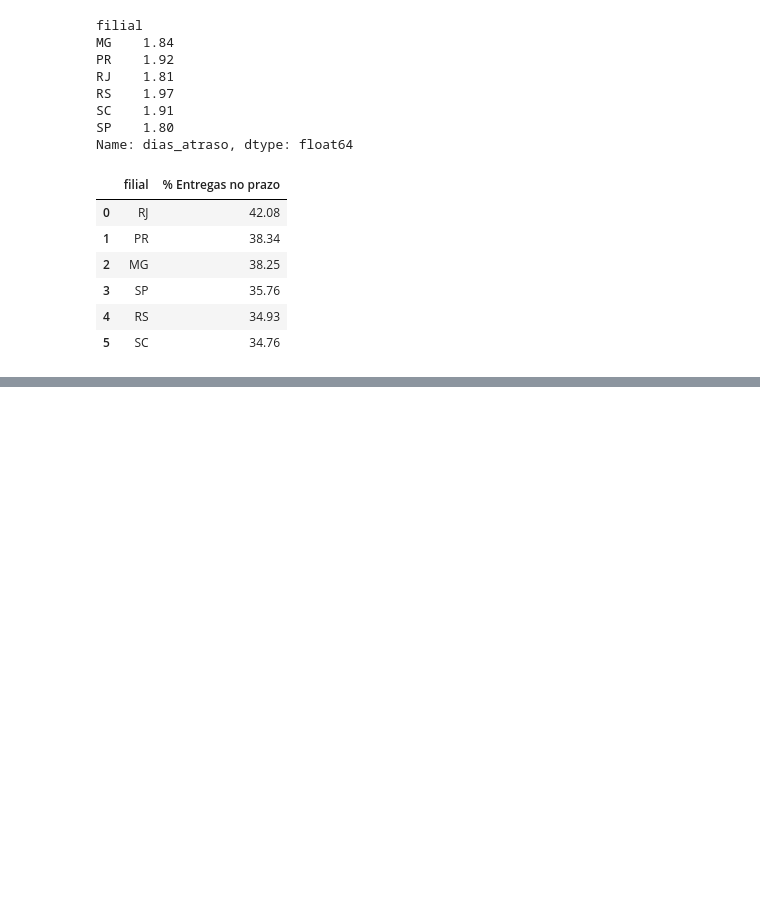
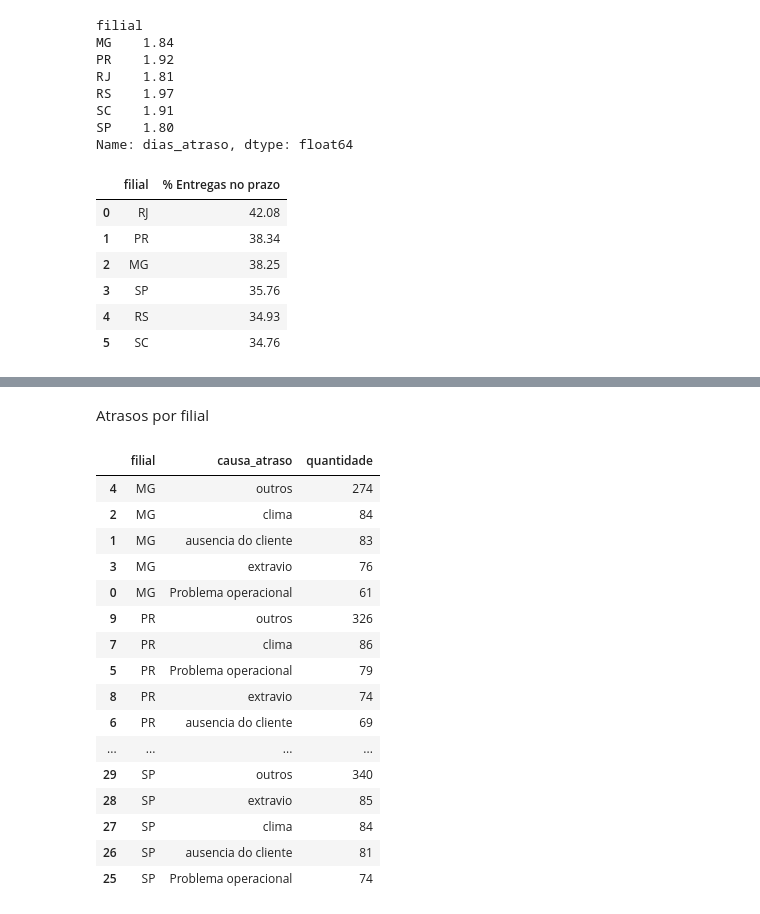
Before and after one commit to AnthonyHerbertC/curso_python, a Jupyter notebook: Aula 07/analise_intermediaria.ipynb, the cells around one changed output, grey strips where cells are left out. Cells and saved outputs as stored; diff of their text form; code cells hidden in the pictures; blank space fills up the shorter version.

```diff
--- a/Aula 07/analise_intermediaria.ipynb
+++ b/Aula 07/analise_intermediaria.ipynb
@@ -97,0 +110,6 @@ round(sla_final,2).reset_index(name="% Entregas no prazo")
+# %%
+df['descricao_entrega'] = (
+    df['descricao_entrega']
+    .str.lower()
+    .str.strip()
+)
@@ -97,0 +173,26 @@ round(sla_final,2).reset_index(name="% Entregas no prazo")
+# %% [markdown]
+Atrasos por filial
+# %%
+causas_por_filiais = df_atrasos.groupby(['filial','causa_atraso']).size()\
+        .reset_index(name='quantidade') \
+        .sort_values(['filial','quantidade'], ascending=[True, False])
+
+causas_por_filiais
+# %% [output]
+|  | filial | causa_atraso | quantidade |
+| 4 | MG | outros | 274 |
+| 2 | MG | clima | 84 |
+| 1 | MG | ausencia do cliente | 83 |
+| 3 | MG | extravio | 76 |
+| 0 | MG | Problema operacional | 61 |
+| 9 | PR | outros | 326 |
+| 7 | PR | clima | 86 |
+| 5 | PR | Problema operacional | 79 |
+| 8 | PR | extravio | 74 |
+| 6 | PR | ausencia do cliente | 69 |
+| ... | ... | ... | ... |
+| 29 | SP | outros | 340 |
+| 28 | SP | extravio | 85 |
+| 27 | SP | clima | 84 |
+| 26 | SP | ausencia do cliente | 81 |
+| 25 | SP | Problema operacional | 74 |
```
Also changed, not shown: parts of 10 cells of this notebook.
